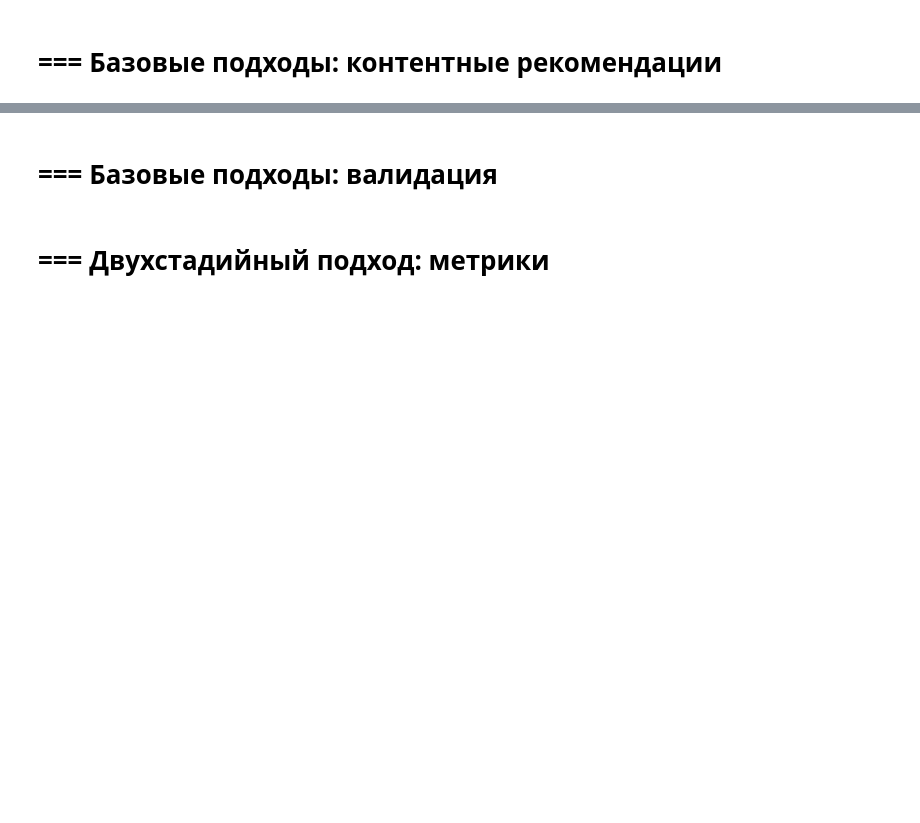
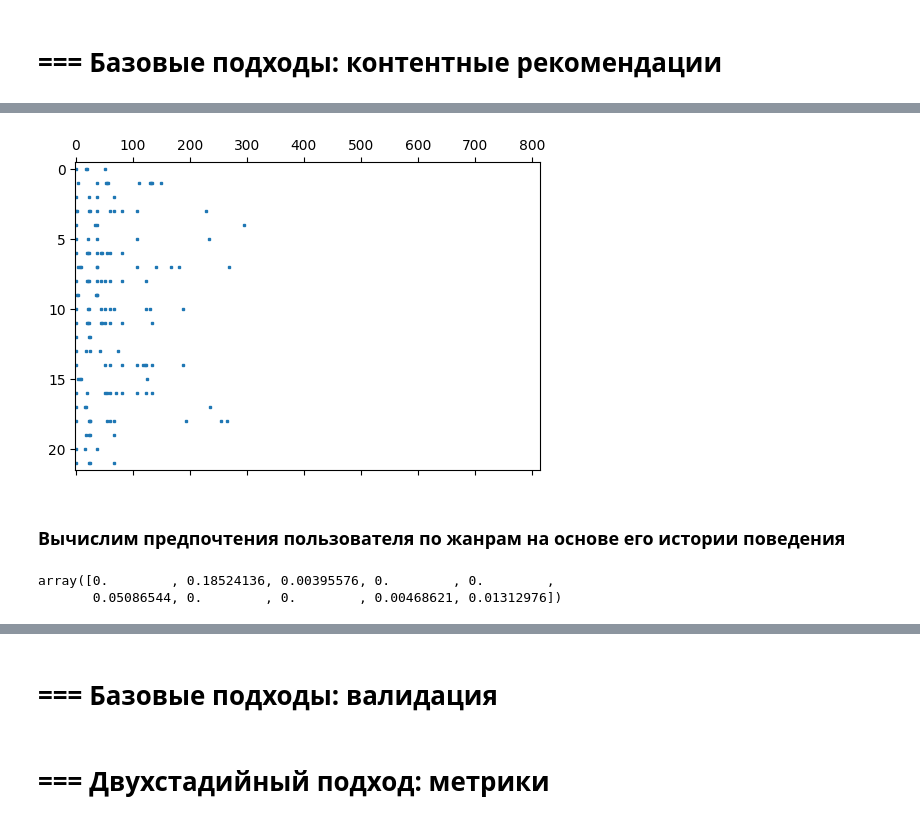
Before and after one commit to khromenko/mle-recsys-start, a Jupyter notebook: main_offline.ipynb, the cells around one changed output, grey strips where cells are left out. Saved outputs shown, nothing was run; the diff lists cells and outputs as text; code cells hidden in the pictures; blank space fills up the shorter version.

```diff
--- a/main_offline.ipynb
+++ b/main_offline.ipynb
@@ -1066,0 +1214,40 @@ search similar items for:
+# %%
+user_id = 1000010
+
+def get_user_items_matrix(user_events):
+    user_items = items[items["item_id"].isin(user_events["item_id"])]
+
+    user_items_genres_csr = get_item2genre_matrix(genres, user_items)# ваш код здесь #)
+    return user_items_genres_csr
+
+user_events = events_train.query("user_id == @user_id")[["item_id", "rating"]]
+user_items_genres_csr = get_user_items_matrix(user_events)
+# %%
+plt.figure(figsize=(6, 4))
+plt.spy(user_items_genres_csr, markersize=2)
+plt.gca().set_aspect('auto')
+# %% [output]
+[figure, added]
+# %% [markdown]
+### Вычислим предпочтения пользователя по жанрам на основе его истории поведения
+# %%
+# вычислим склонность пользователя к жанрам как среднее взвешенное значение популяции на его оценки книг.
+
+def get_user_genres_scores(user_items_genres_csr, user_events):
+    # преобразуем пользовательские оценки из списка в вектор-столбец
+    user_ratings = user_events["rating"].to_numpy() / 5
+    user_ratings = np.expand_dims(user_ratings, axis=1)
+
+    user_items_genres_weighted = user_items_genres_csr.multiply(user_ratings)
+    user_genres_scores = np.asarray(user_items_genres_weighted.mean(axis=0))
+
+    return user_genres_scores
+
+user_events = events_train.query("user_id == @user_id")[["item_id", "rating"]]
+user_genres_scores = get_user_genres_scores(user_items_genres_csr, user_events)
+
+# view top 10
+user_genres_scores[0][range(10)]
+# %% [output]
+array([0.        , 0.18524136, 0.00395576, 0.        , 0.        ,
+       0.05086544, 0.        , 0.        , 0.00468621, 0.01312976])
```
Also changed, not shown: parts of 31 cells of this notebook.
